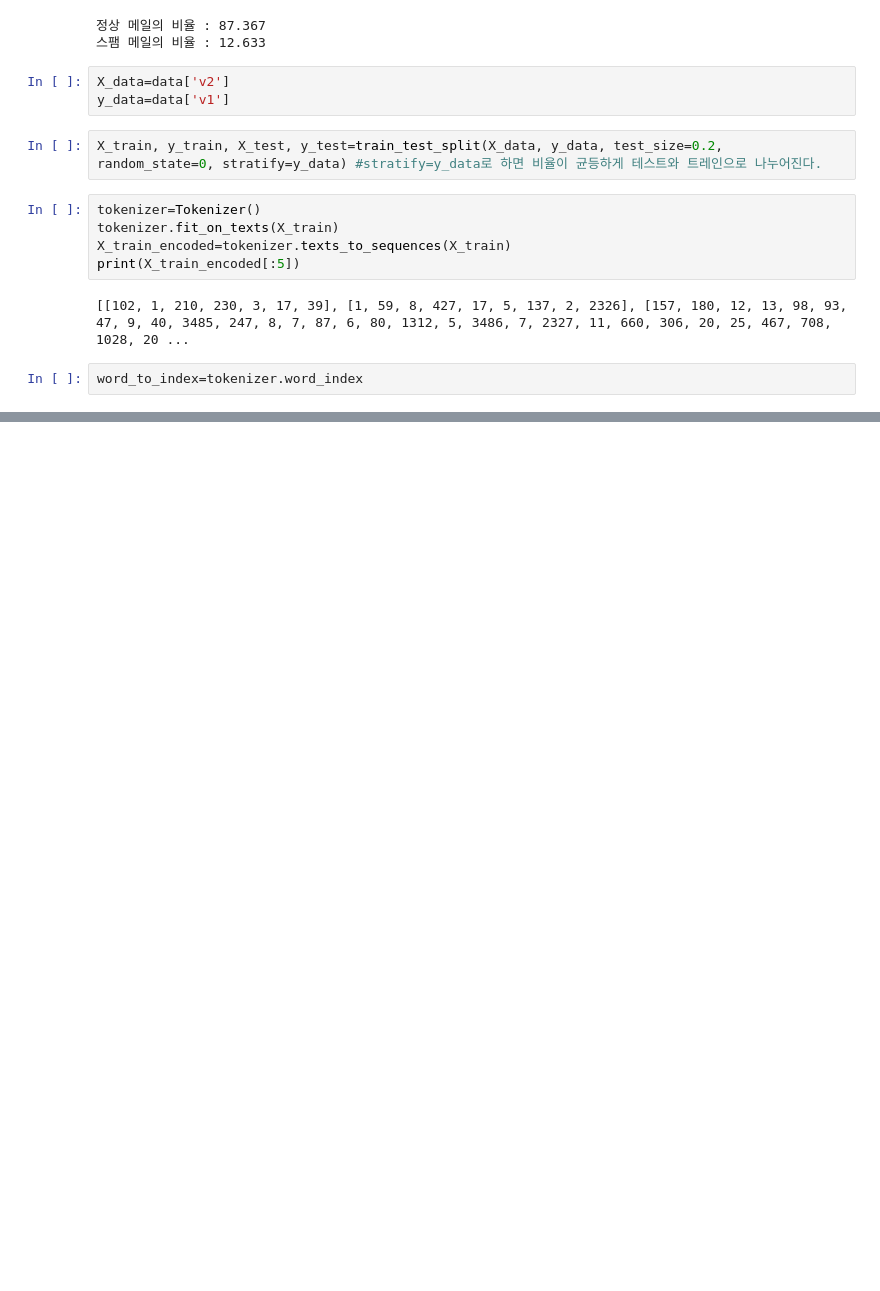
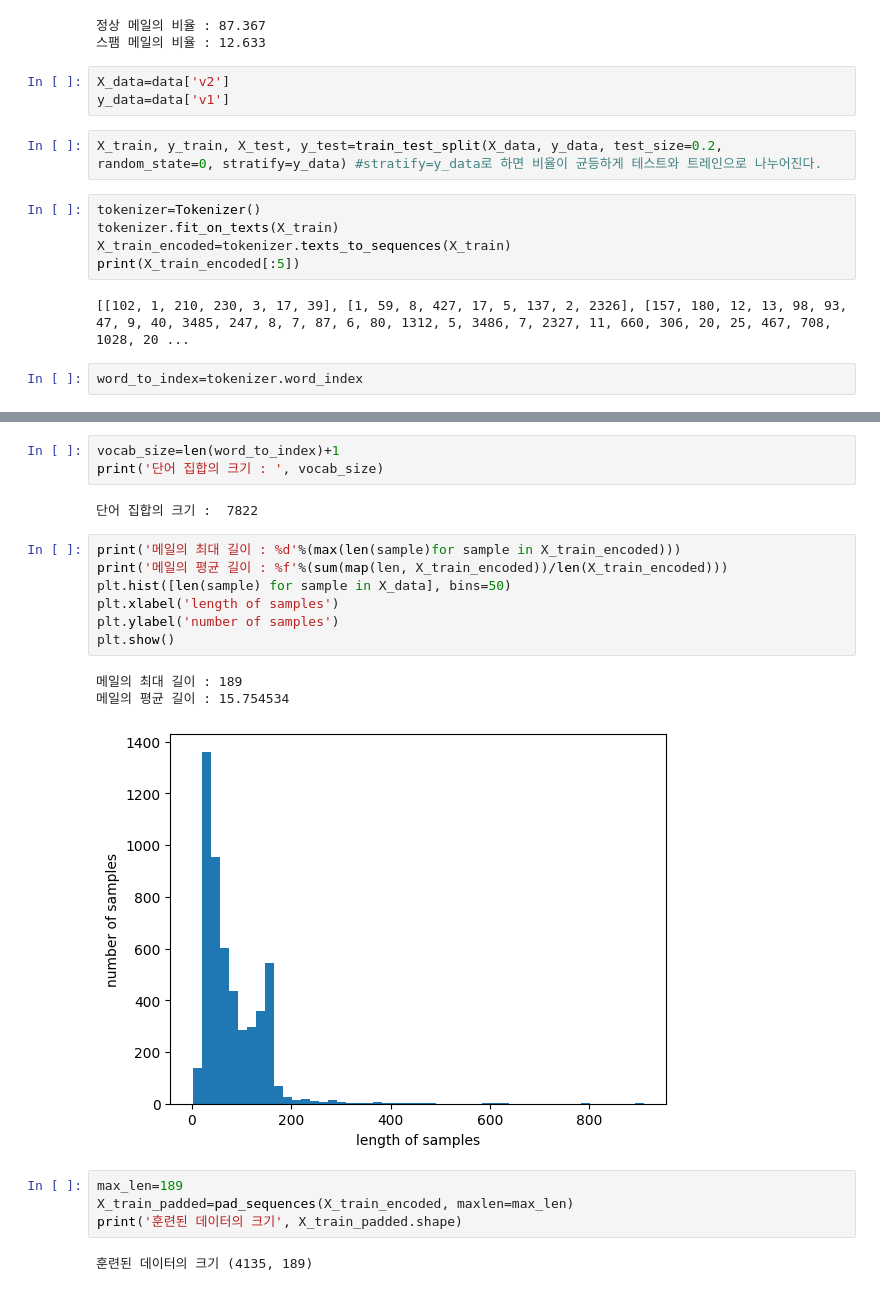
Before and after one commit to UiinKim/NLP_First, a Jupyter notebook: RNN을_이용한_텍스트_분류.ipynb, the cells around one changed output, grey strips where cells are left out. Cells and saved outputs as stored; diff of their text form; blank space fills up the shorter version.

```diff
--- a/RNN을_이용한_텍스트_분류.ipynb
+++ b/RNN을_이용한_텍스트_분류.ipynb
@@ -105,0 +121,22 @@ rare_freq=0 #등장 빈도수가 threshold보다 낮은 모든 단어의 빈도
+# %%
+vocab_size=len(word_to_index)+1
+print('단어 집합의 크기 : ', vocab_size)
+# %% [output]
+단어 집합의 크기 :  7822
+# %%
+print('메일의 최대 길이 : %d'%(max(len(sample)for sample in X_train_encoded)))
+print('메일의 평균 길이 : %f'%(sum(map(len, X_train_encoded))/len(X_train_encoded)))
+plt.hist([len(sample) for sample in X_data], bins=50)
+plt.xlabel('length of samples')
+plt.ylabel('number of samples')
+plt.show()
+# %% [output]
+메일의 최대 길이 : 189
+메일의 평균 길이 : 15.754534
+[figure, added]
+# %%
+max_len=189
+X_train_padded=pad_sequences(X_train_encoded, maxlen=max_len)
+print('훈련된 데이터의 크기', X_train_padded.shape)
+# %% [output]
+훈련된 데이터의 크기 (4135, 189)
```
Also changed, not shown: parts of 1 cell of this notebook.
